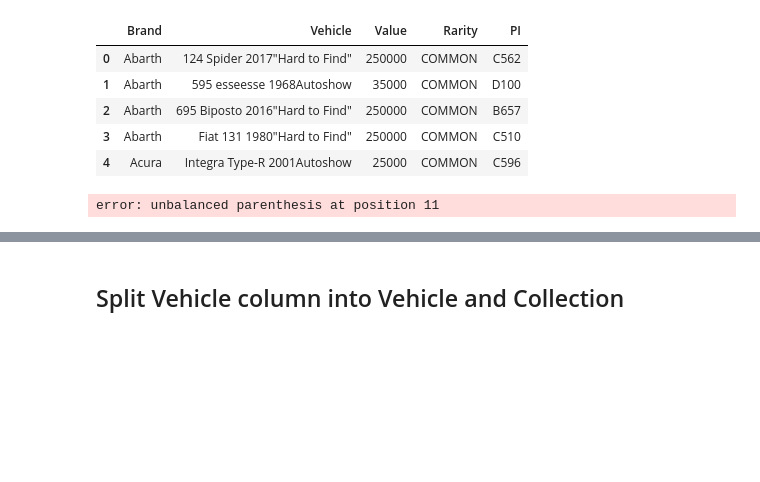
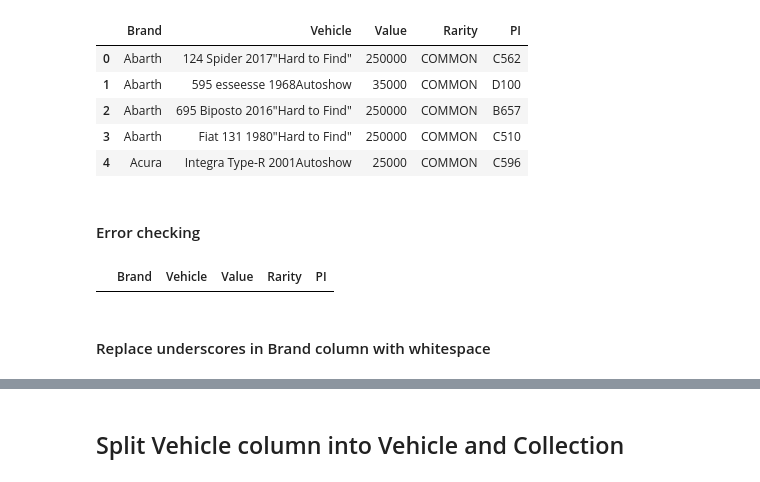
Before and after one commit to iaspidem/fh-cars-list, a Jupyter notebook: fh5-process.ipynb, the cells around one changed output, grey strips where cells are left out. Saved outputs shown, nothing was run; the diff lists cells and outputs as text; code cells hidden in the pictures; blank space fills up the shorter version.

Commit message:
fix vehicle and brand name separation

```diff
--- a/fh5-process.ipynb
+++ b/fh5-process.ipynb
@@ -112,3 +109,0 @@ df1.head()
-# %%
-df1 = df1.loc[~df1["Vehicle"].str.contains("DLC: Hot Wheels")]
-df1.head()
@@ -221,10 +211,12 @@ df_lite.head()
 | 2 | Abarth | 695 Biposto 2016"Hard to Find" | 250000 | COMMON | B657 |
 | 3 | Abarth | Fiat 131 1980"Hard to Find" | 250000 | COMMON | C510 |
 | 4 | Acura | Integra Type-R 2001Autoshow | 25000 | COMMON | C596 |
-# %%
-# Test regex
-df_lite[["Vehicle", "Collection"]] = df_lite["Vehicle"].str.split(r'\s(?=\d{4}))',
-                                                                  expand=True)
-df_lite.head()
-# %% [output]
-error: unbalanced parenthesis at position 11
+# %% [markdown]
+#### Error checking
+# %%
+df_verify = df_lite.iloc[df_lite["Vehicle"].str.contains("_")]
+df_verify.head()
+# %% [output]
+|  | Brand | Vehicle | Value | Rarity | PI |
+# %% [markdown]
+#### Replace underscores in Brand column with whitespace
```
Also changed, not shown: parts of 8 cells of this notebook.
